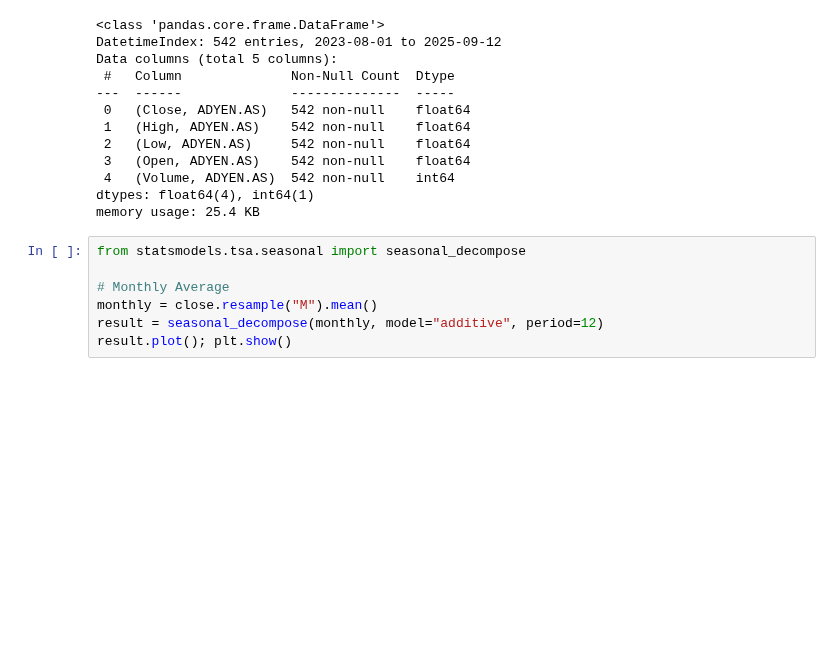
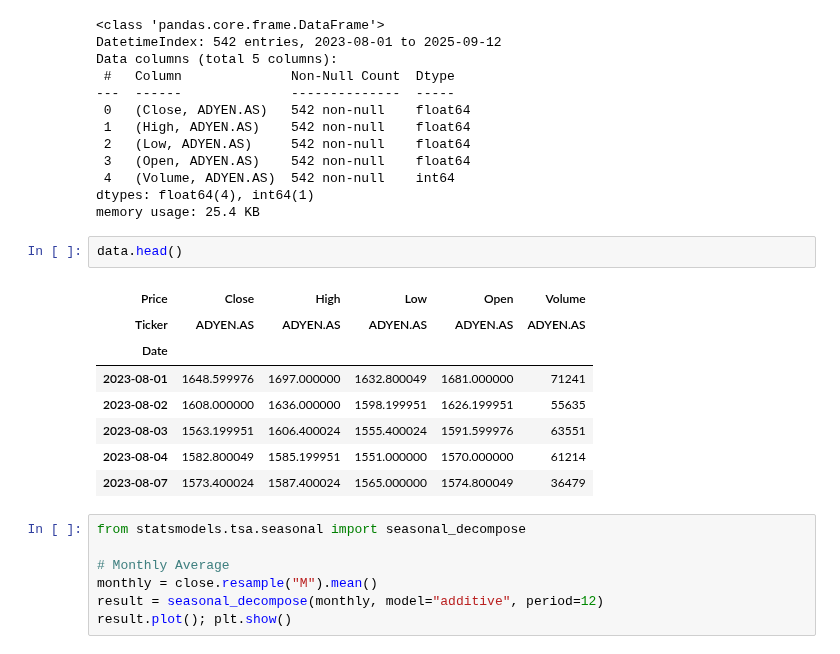
Before and after one commit to ejung2017/PythonProject, a Jupyter notebook: arima_predictive_modeling/adyen_arima.ipynb, the cells around one changed output. Cells and saved outputs as stored; diff of their text form; blank space fills up the shorter version.

```diff
--- a/arima_predictive_modeling/adyen_arima.ipynb
+++ b/arima_predictive_modeling/adyen_arima.ipynb
@@ -98,6 +98,17 @@ Data columns (total 5 columns):
  4   (Volume, ADYEN.AS)  542 non-null    int64
 dtypes: float64(4), int64(1)
 memory usage: 25.4 KB
+# %%
+data.head()
+# %% [output]
+| Price | Close | High | Low | Open | Volume |
+| Ticker | ADYEN.AS | ADYEN.AS | ADYEN.AS | ADYEN.AS | ADYEN.AS |
+| Date |  |  |  |  |  |
+| 2023-08-01 | 1648.599976 | 1697.000000 | 1632.800049 | 1681.000000 | 71241 |
+| 2023-08-02 | 1608.000000 | 1636.000000 | 1598.199951 | 1626.199951 | 55635 |
+| 2023-08-03 | 1563.199951 | 1606.400024 | 1555.400024 | 1591.599976 | 63551 |
+| 2023-08-04 | 1582.800049 | 1585.199951 | 1551.000000 | 1570.000000 | 61214 |
+| 2023-08-07 | 1573.400024 | 1587.400024 | 1565.000000 | 1574.800049 | 36479 |
 # %%
 from statsmodels.tsa.seasonal import seasonal_decompose
 
```
Also changed, not shown: parts of 4 cells of this notebook.
